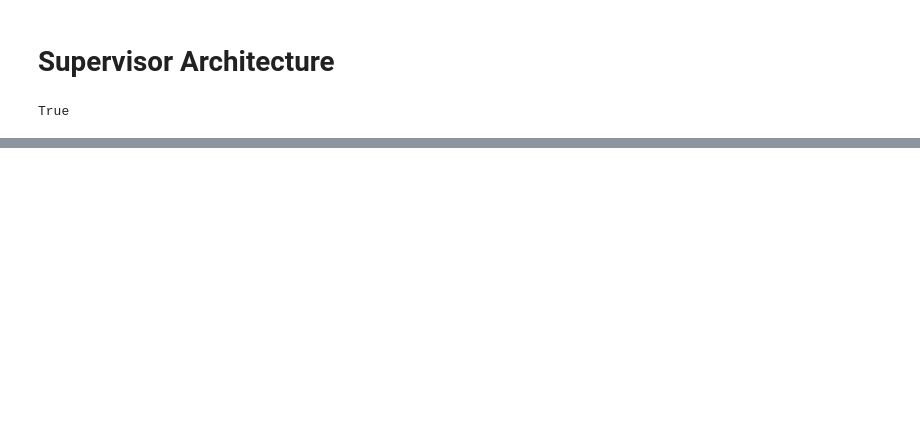
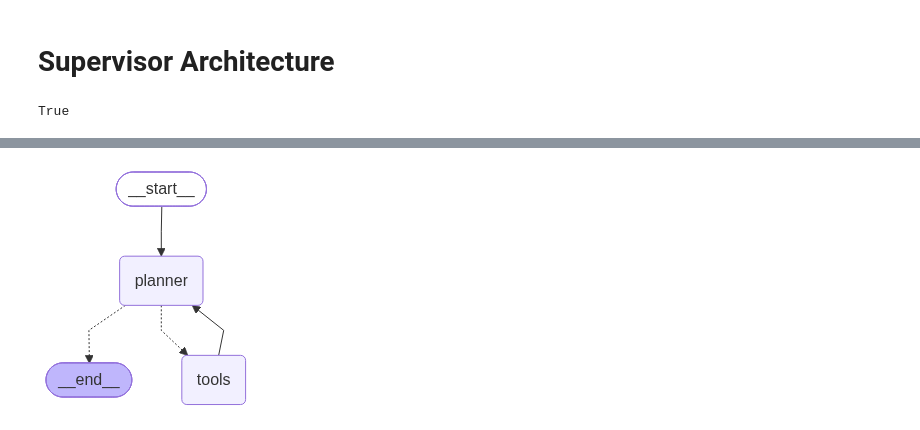
Before and after one commit to aryan-nimje/SDLC-using-Lang-Graph, a Jupyter notebook: agent_testing_grounds/supervisor_architecture.ipynb, the cells around one changed output, grey strips where cells are left out. Saved outputs shown, nothing was run; the diff lists cells and outputs as text; code cells hidden in the pictures; blank space fills up the shorter version.

```diff
--- a/agent_testing_grounds/supervisor_architecture.ipynb
+++ b/agent_testing_grounds/supervisor_architecture.ipynb
@@ -103,0 +103,19 @@ graph
+# %%
+planner_graph_builder = StateGraph(State)
+
+planner_graph_builder.add_node("planner", planner)
+planner_graph_builder.add_node("tools", ToolNode(tools = plan_tools))
+
+planner_graph_builder.add_conditional_edges(
+    "planner",
+    tools_condition
+)
+
+planner_graph_builder.add_edge(START, "planner")
+planner_graph_builder.add_edge("tools" ,"planner")
+
+plan_graph = planner_graph_builder.compile()
+# %%
+plan_graph
+# %% [output]
+[figure, added]
```
Also changed, not shown: parts of 23 cells of this notebook, 4 other files.
